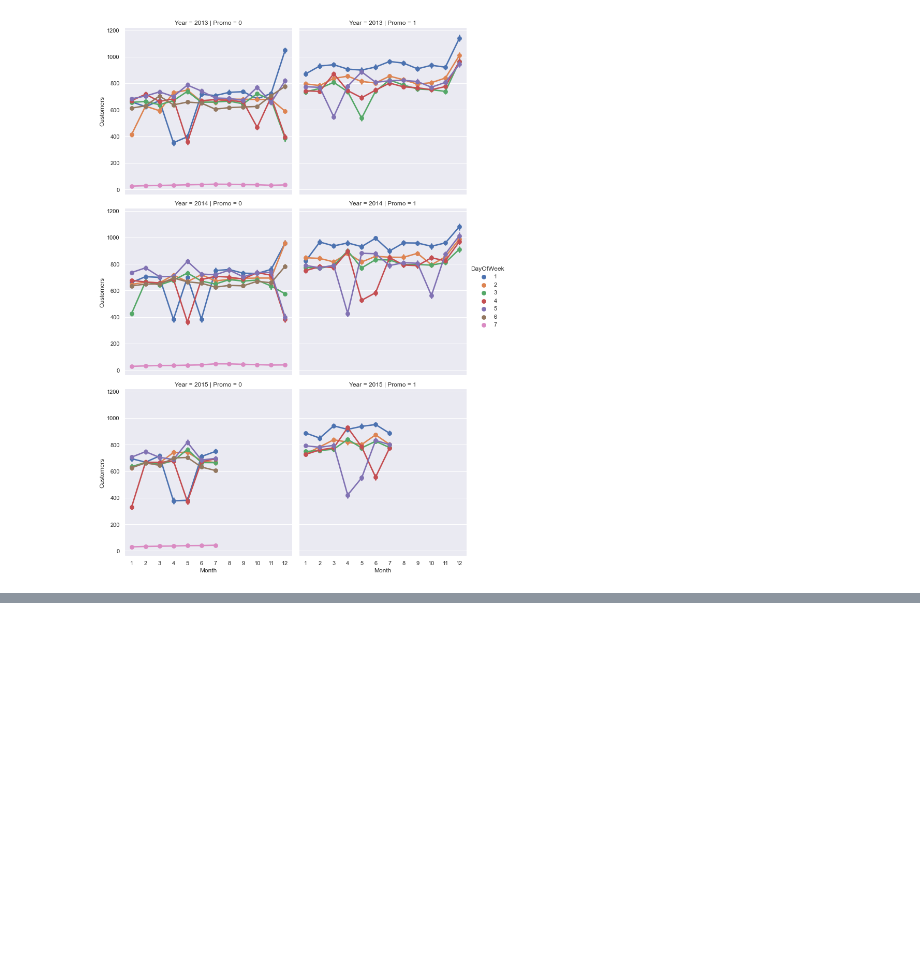
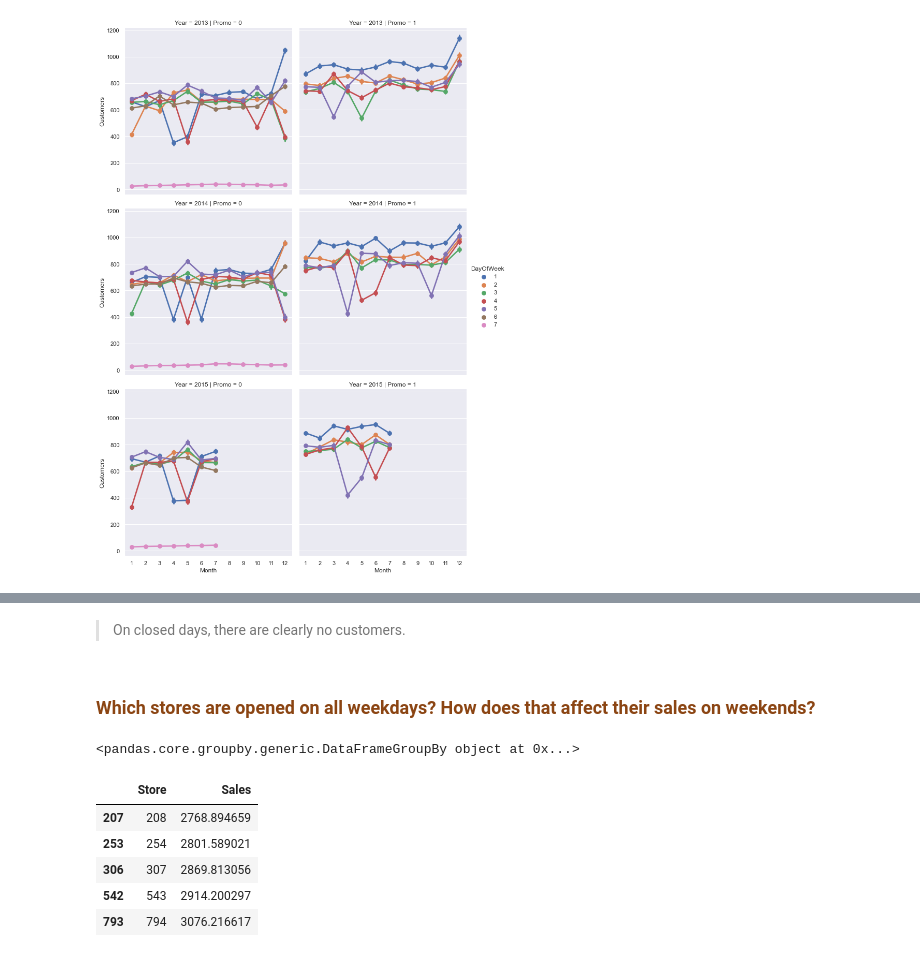
Before and after one commit to Melak2017/Pharmaceutical-Sales-Prediction-, a Jupyter notebook: notebooks/data_exploration.ipynb, the cells around one changed output, grey strips where cells are left out. Saved outputs shown, nothing was run; the diff lists cells and outputs as text; code cells hidden in the pictures; blank space fills up the shorter version.

```diff
--- a/notebooks/data_exploration.ipynb
+++ b/notebooks/data_exploration.ipynb
@@ -588,0 +587,4 @@ sns.lineplot(x="Year",y="Sales",hue="Open",data=merged_df)
+# %% [markdown]
+>On closed days, there are clearly no customers.
+# %% [markdown]
+### <font color='saddlebrown'>Which stores are opened on all weekdays? How does that affect their sales on weekends?</font>
@@ -588,0 +596,13 @@ sns.lineplot(x="Year",y="Sales",hue="Open",data=merged_df)
+# %%
+weekend.groupby('Store')
+# %% [output]
+<pandas.core.groupby.generic.DataFrameGroupBy object at 0x...>
+# %%
+weekday.groupby('Store')['Sales'].mean().reset_index().sort_values(by='Sales',ascending='False')
+# %% [output]
+|  | Store | Sales |
+| 207 | 208 | 2768.894659 |
+| 253 | 254 | 2801.589021 |
+| 306 | 307 | 2869.813056 |
+| 542 | 543 | 2914.200297 |
+| 793 | 794 | 3076.216617 |
```
Also changed, not shown: parts of 66 cells of this notebook.
